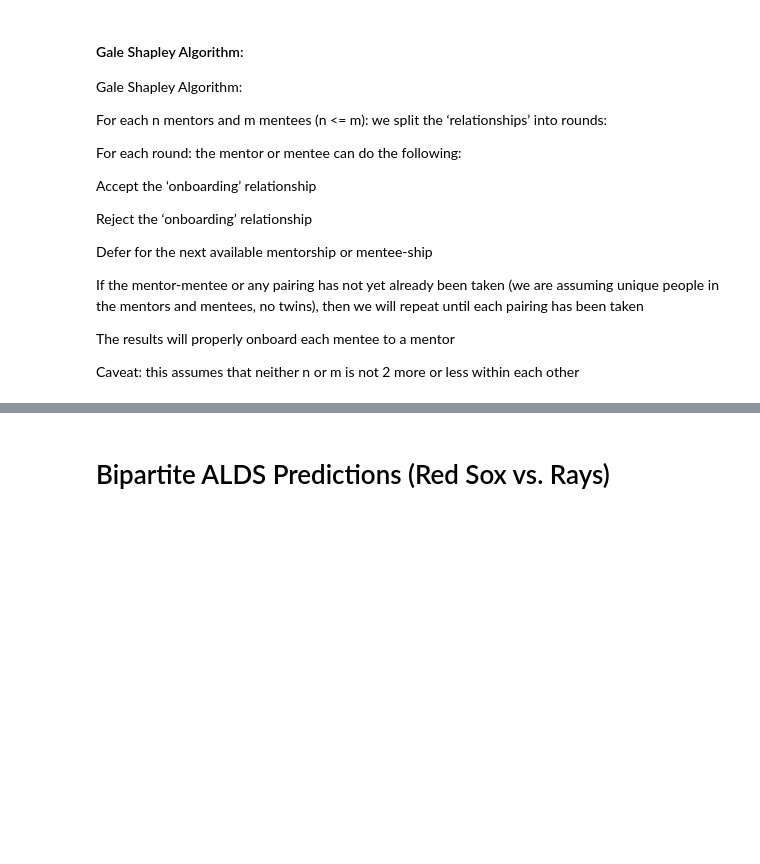
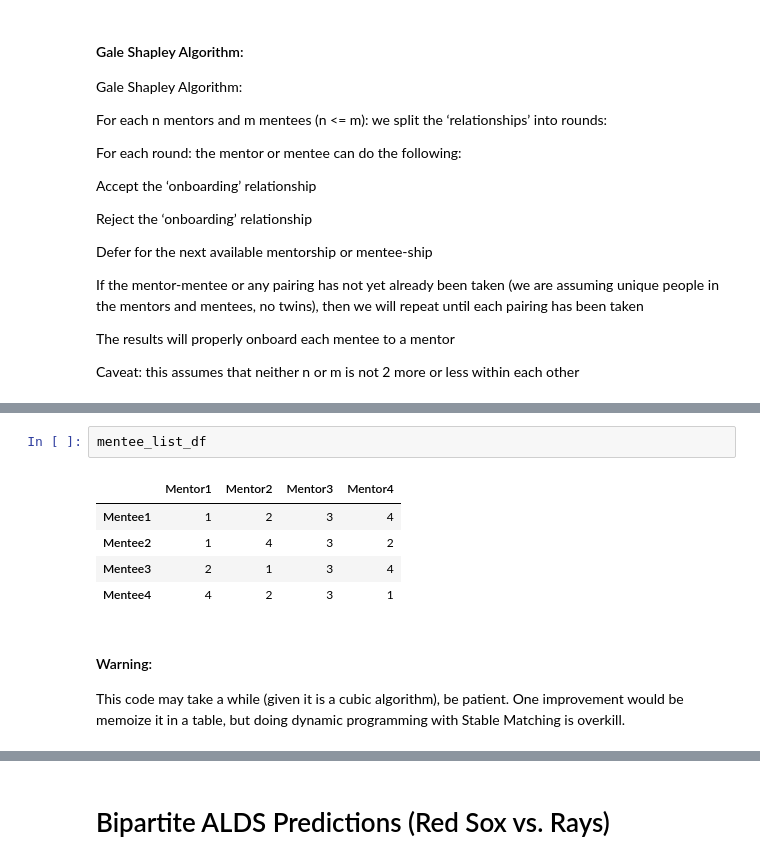
Before and after one commit to jasonlu6/AlgosIn10S2Coding, a Jupyter notebook: Algos In 10 Season 2 Episode 8 Teen Titans Clustering.ipynb, the cells around one changed output, grey strips where cells are left out. Saved outputs shown, nothing was run; the diff lists cells and outputs as text; blank space fills up the shorter version.

```diff
--- a/Algos In 10 Season 2 Episode 8 Teen Titans Clustering.ipynb
+++ b/Algos In 10 Season 2 Episode 8 Teen Titans Clustering.ipynb
@@ -62,0 +83,12 @@ from copy import copy
+# %%
+mentee_list_df
+# %% [output]
+|  | Mentor1 | Mentor2 | Mentor3 | Mentor4 |
+| Mentee1 | 1 | 2 | 3 | 4 |
+| Mentee2 | 1 | 4 | 3 | 2 |
+| Mentee3 | 2 | 1 | 3 | 4 |
+| Mentee4 | 4 | 2 | 3 | 1 |
+# %% [markdown]
+#### Warning:
+
+This code may take a while (given it is a cubic algorithm), be patient. One improvement would be memoize it in a table, but doing dynamic programming with Stable Matching is overkill.
```
Also changed, not shown: parts of 21 cells of this notebook, 5 other files.
